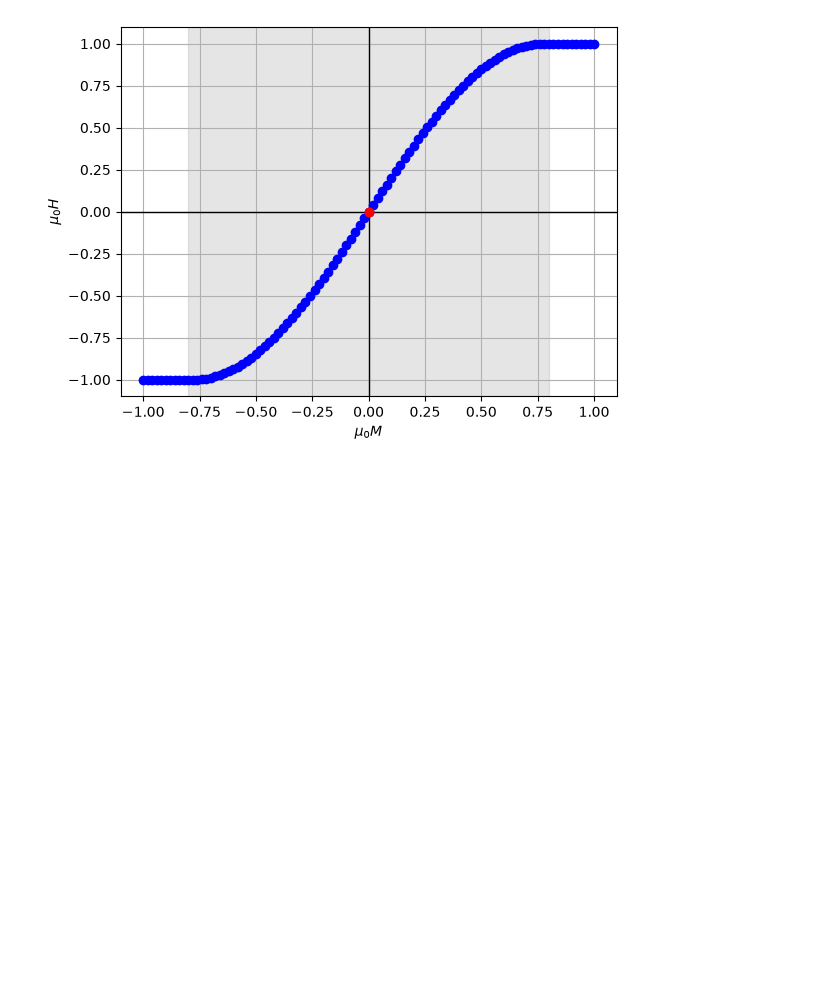
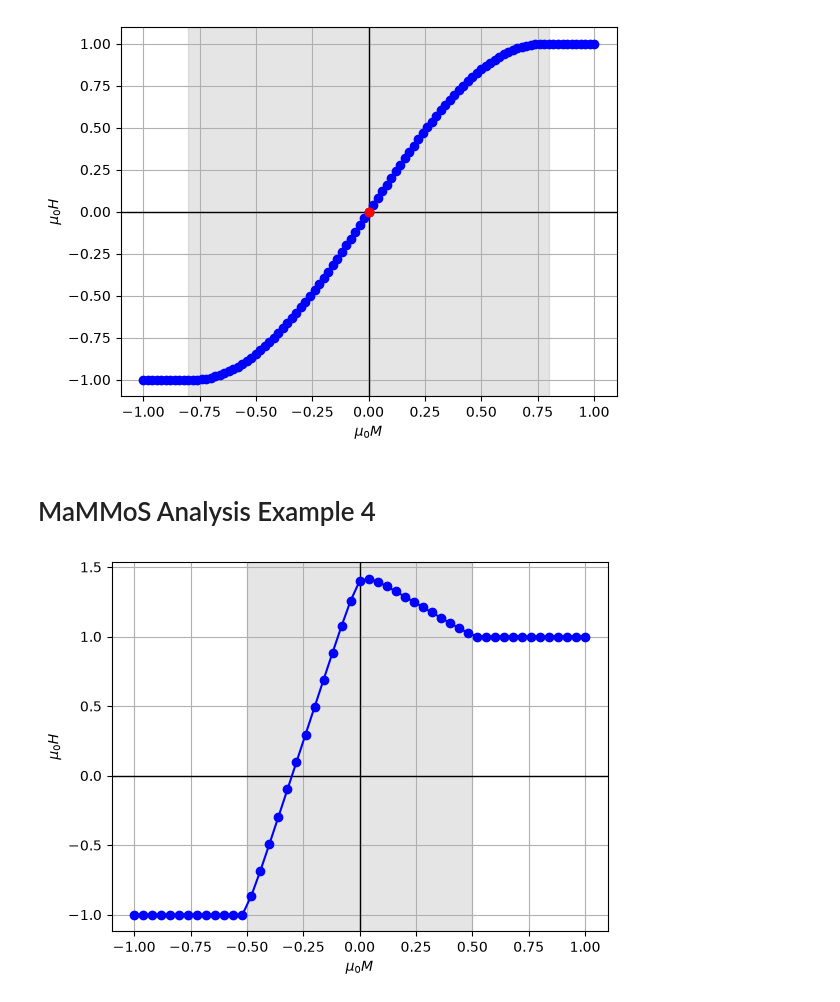
Before and after one commit to AdamsMP92/PolygonHysteresisModeller, a Jupyter notebook: notebooks/examples.ipynb, the cells around one changed output. Saved outputs shown, nothing was run; the diff lists cells and outputs as text; code cells hidden in the pictures; blank space fills up the shorter version.

```diff
--- a/notebooks/examples.ipynb
+++ b/notebooks/examples.ipynb
@@ -127,3 +127,24 @@ Remanence(1.0778150907214362e-13 A / m)
 CoercivityHcExternal(5.3317632339863616e-14 A / m)
 BHmax could not be calculated. Did not find any values in second quadrant.
 [figure]
+# %% [markdown]
+# MaMMoS Analysis Example 4
+# %%
+Xc = [-0.3, 0.0, 10000]  # coercivity anchor (x, y, gain)
+Yr = [0.0, 1.4, 10000]   # remanence anchor (x, y, gain)
+
+smoothness_weights = [1.0, 1e-3]
+saturation_bounds = [0.5, 0.5]
+
+x, y = phm.generate_polygon(
+    points_per_branch=51,
+    smoothness_weights=smoothness_weights,
+    saturation_bounds=saturation_bounds,
+    anchorpoints=[Xc, Yr],
+    apply_sine=False,
+    apply_mirror=False,
+)
+# %%
+phm.plot_curve(x, y, saturation_bounds)
+# %% [output]
+[figure, added]
```
Also changed, not shown: parts of 5 cells of this notebook, 3 other files.
